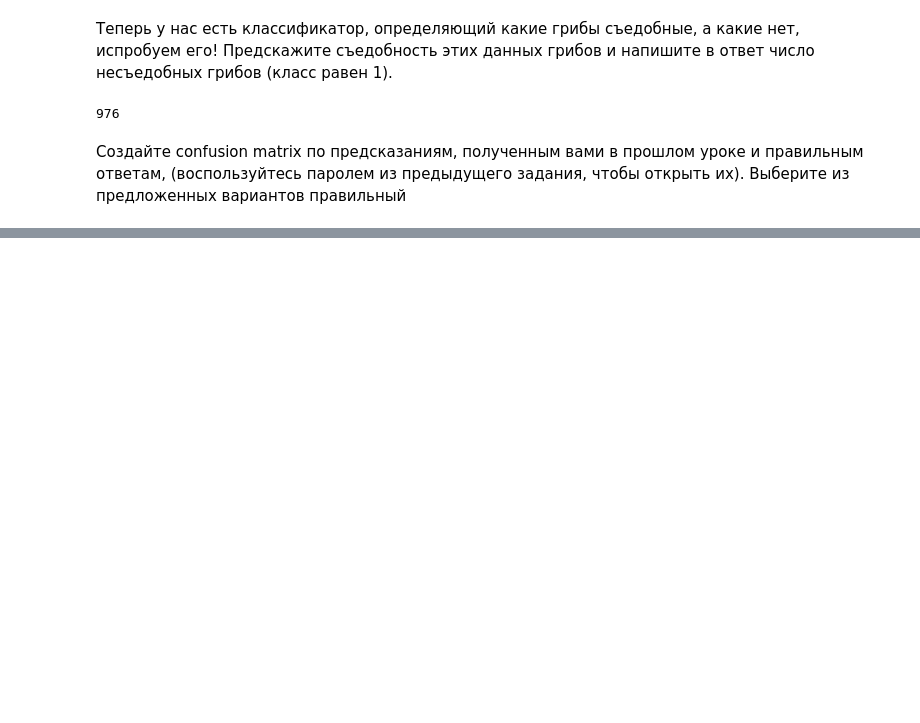
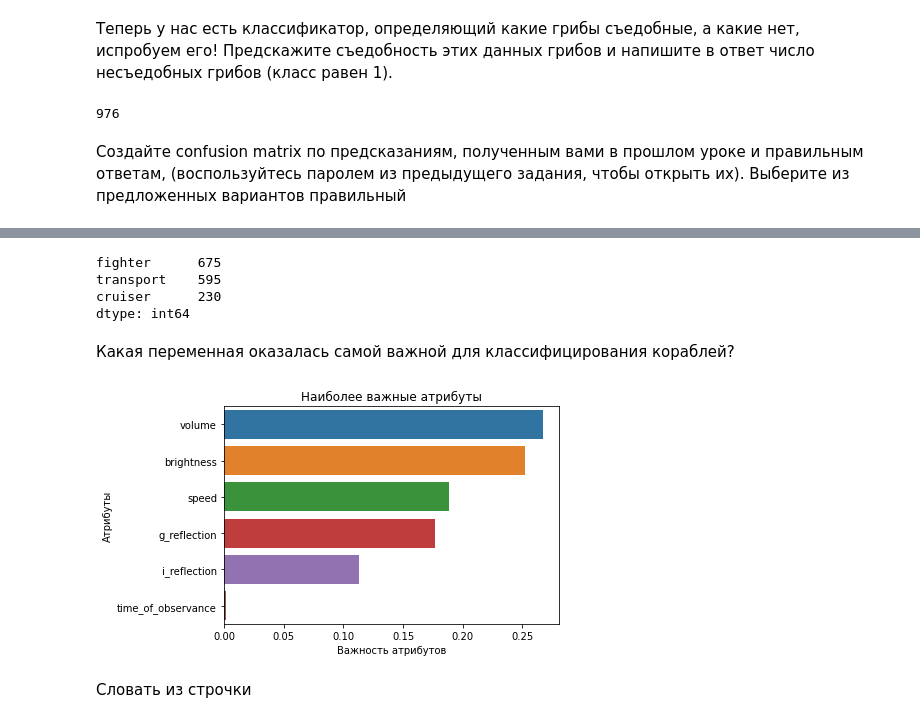
Before and after one commit to tester911007/Neural-network, a Jupyter notebook: Задачи.ipynb, the cells around one changed output, grey strips where cells are left out. Saved outputs shown, nothing was run; the diff lists cells and outputs as text; code cells hidden in the pictures; blank space fills up the shorter version.

```diff
--- a/Задачи.ipynb
+++ b/Задачи.ipynb
@@ -610,0 +616,2 @@ Saving testing_y_mush.csv.zip to testing_y_mush.csv (4).zip
+# %%
+df = pd.read_csv('https://stepik.org/media/attachments/course/4852/invasion.csv')
@@ -610,0 +627,36 @@ Saving testing_y_mush.csv.zip to testing_y_mush.csv (4).zip
+# %%
+from sklearn.ensemble import RandomForestClassifier
+
+
+X = df.drop('class', axis=1)
+y = df['class']
+
+
+rf = RandomForestClassifier(n_estimators=15, max_depth=5)
+rf.fit(X, y)
+X_test = pd.read_csv('https://stepik.org/media/attachments/course/4852/operative_information.csv')
+y_pred = rf.predict(X_test)
+pd.Series(y_pred).value_counts()
+# %% [output]
+fighter      675
+transport    595
+cruiser      230
+dtype: int64
+# %% [markdown]
+Какая переменная оказалась самой важной для классифицирования кораблей?
+# %%
+feature_importances = rf.feature_importances_
+# и сделаем DataFrame, одна колонка - имена переменных, другая - важность переменных, отсортированные по убыванию.
+feature_importances_df = pd.DataFrame({'features': list(X), 'feature_importances': feature_importances})\
+    .sort_values(by='feature_importances', ascending=False)
+
+# Построение графика.
+sns.barplot(y=feature_importances_df.features, x=feature_importances_df.feature_importances)
+plt.xlabel('Важность атрибутов')
+plt.ylabel('Атрибуты')
+plt.title('Наиболее важные атрибуты')
+plt.show()
+# %% [output]
+[figure, added]
+# %% [markdown]
+Словать из строчки
```
Also changed, not shown: parts of 6 cells of this notebook.
